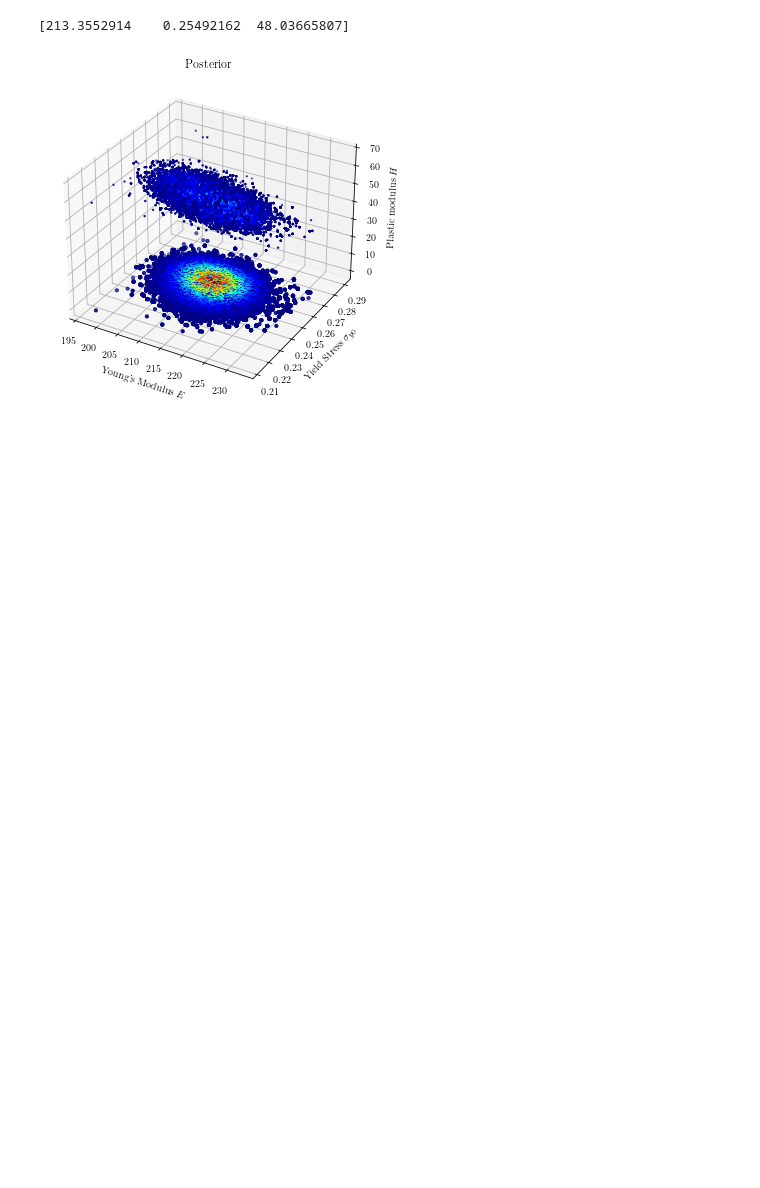
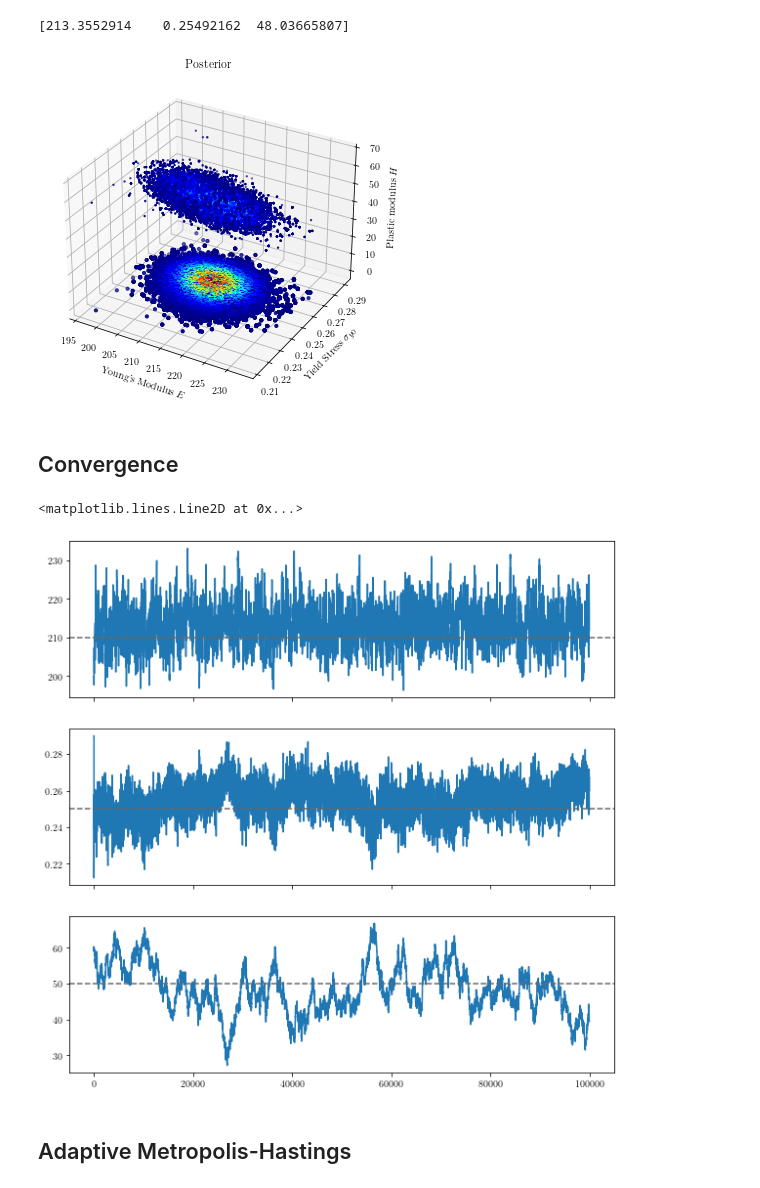
Before and after one commit to mark-hobbs/bayesian-inference-tutorial, a Jupyter notebook: 3_Linear_Elasticity_Linear_Hardening.ipynb, the cells around one changed output. Cells and saved outputs as stored; diff of their text form; code cells hidden in the pictures; blank space fills up the shorter version.

```diff
--- a/3_Linear_Elasticity_Linear_Hardening.ipynb
+++ b/3_Linear_Elasticity_Linear_Hardening.ipynb
@@ -149,3 +149,18 @@ if save_figures:
     fig.savefig('LELH_posterior.png', dpi=300)
 # %% [output]
 [figure]
+# %% [markdown]
+## Convergence
+# %%
+fig, (ax1, ax2, ax3) = plt.subplots(3, sharex=True, figsize=(10, 10))
+ax1.plot(x_hist[:, 0])
+ax1.axhline(E, ls='--', color='dimgray')
+ax2.plot(x_hist[:, 1])
+ax2.axhline(stress_y, ls='--', color='dimgray')
+ax3.plot(x_hist[:, 2])
+ax3.axhline(H, ls='--', color='dimgray')
+# %% [output]
+<matplotlib.lines.Line2D at 0x...>
+[figure, added]
+# %% [markdown]
+## Adaptive Metropolis-Hastings
```
Also changed, not shown: parts of 2 cells of this notebook, 1 other file.
